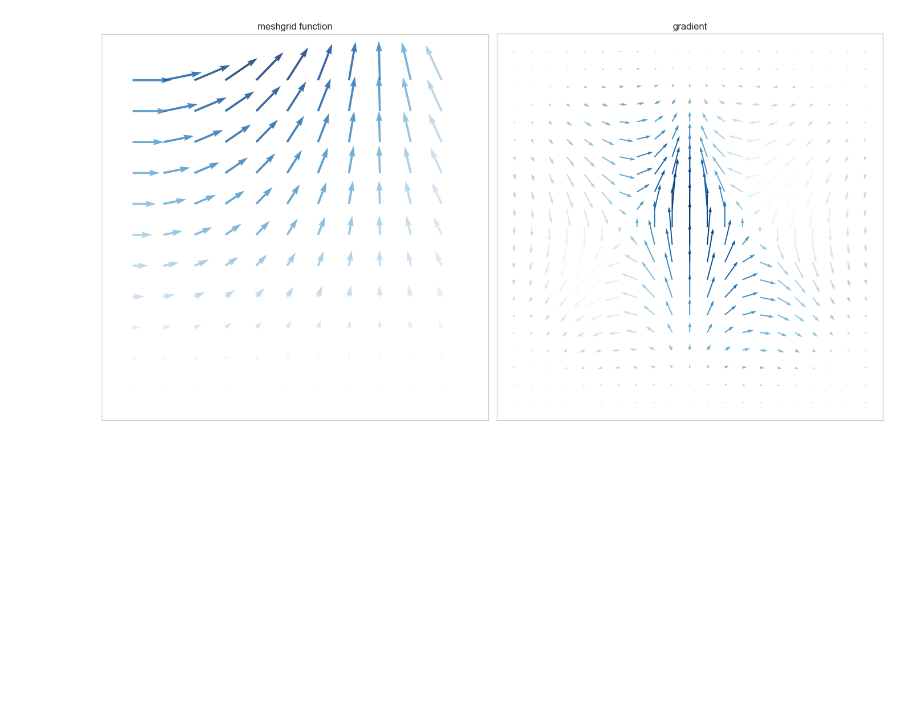
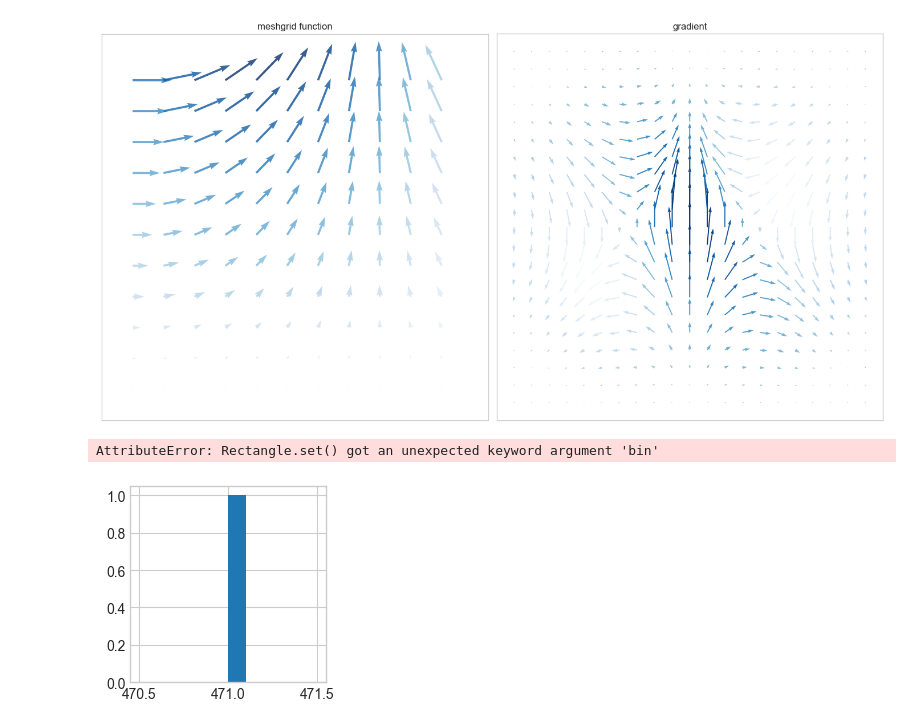
Before and after one commit to zodwick/SC-Lab-Questions-MEC, a Jupyter notebook: questuin.ipynb, the cells around one changed output. Saved outputs shown, nothing was run; the diff lists cells and outputs as text; code cells hidden in the pictures; blank space fills up the shorter version.

```diff
--- a/questuin.ipynb
+++ b/questuin.ipynb
@@ -195,3 +195,12 @@ plt.tight_layout()
 plt.show()
 # %% [output]
 [figure]
+# %%
+import numpy as np
+import matplotlib.pyplot as plt
+X= np.random.randint(100,1000)
+plt.hist(X, bin=10 , figsize=(10,10))
+plt.show()
+# %% [output]
+AttributeError: Rectangle.set() got an unexpected keyword argument 'bin'
+[figure, added]
```
Also changed, not shown: parts of 2 cells of this notebook.
